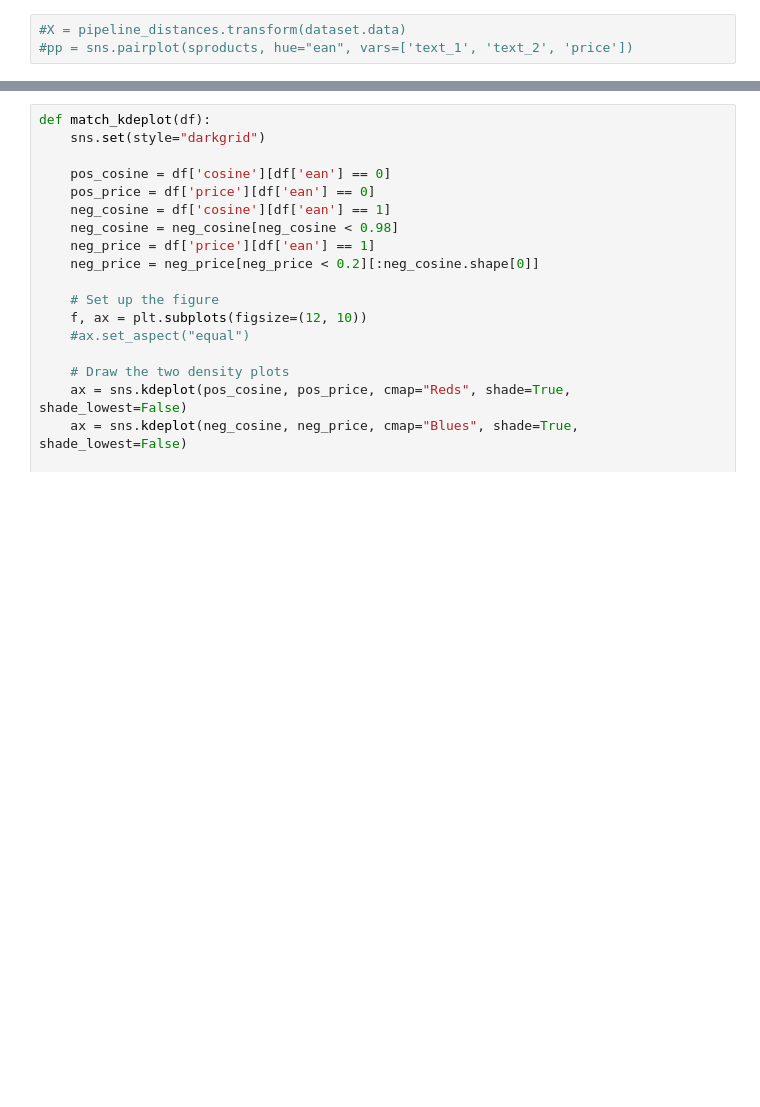
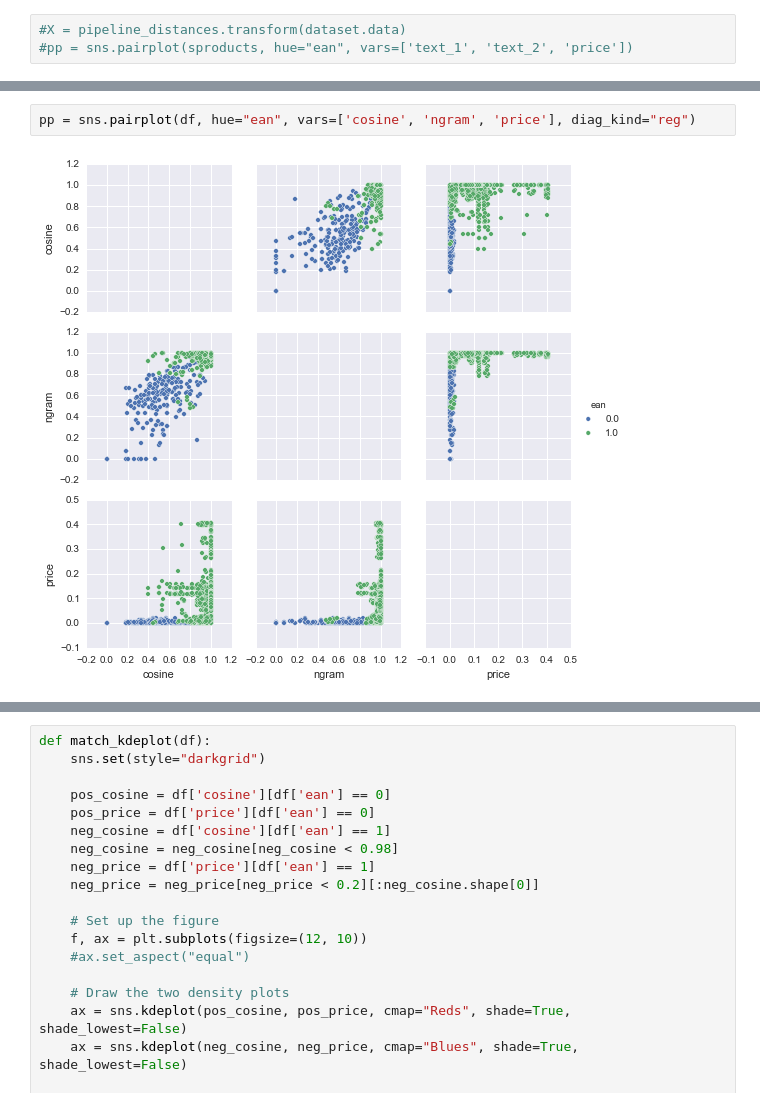
Before and after one commit to ephes/price_comparison, a Jupyter notebook: parse_csv.ipynb, the cells around one changed output, grey strips where cells are left out. Cells and saved outputs as stored; diff of their text form; blank space fills up the shorter version.

```diff
--- a/parse_csv.ipynb
+++ b/parse_csv.ipynb
@@ -287,3 +287,7 @@ sns.lmplot(x="cosine", y="ngram", hue="ean", data=df, size=10) # good
+# %%
+pp = sns.pairplot(df, hue="ean", vars=['cosine', 'ngram', 'price'], diag_kind="reg")
+# %% [output]
+[figure, added]
 # %%
 X_ngram_dist
 # %% [output]
```
Also changed, not shown: parts of 16 cells of this notebook, 2 other files.
